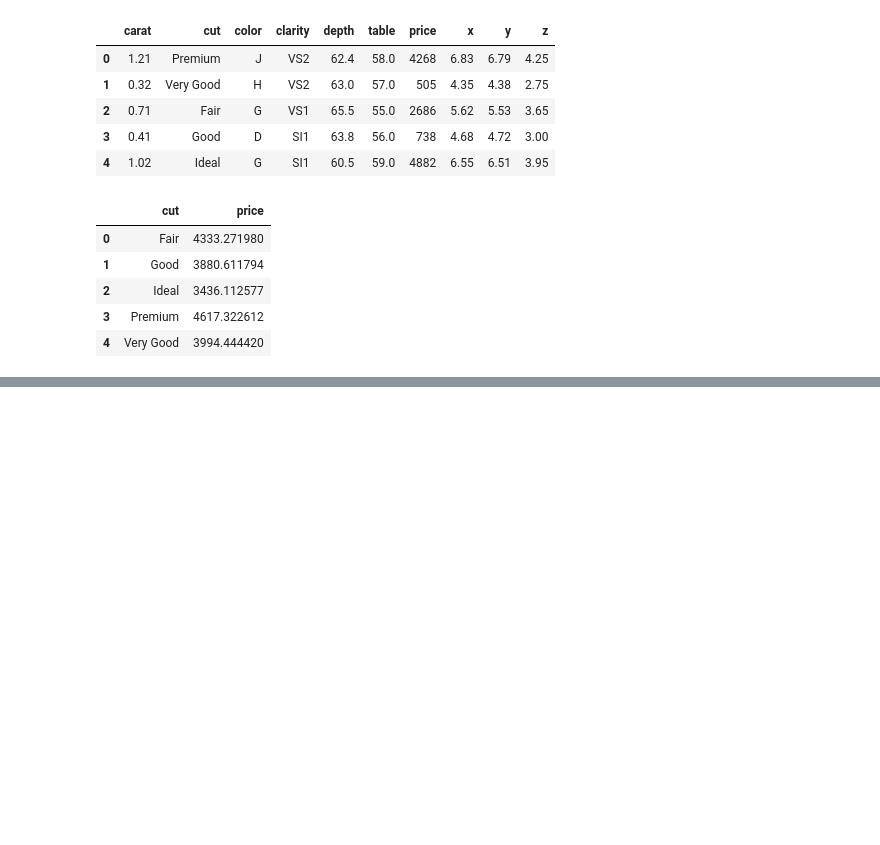
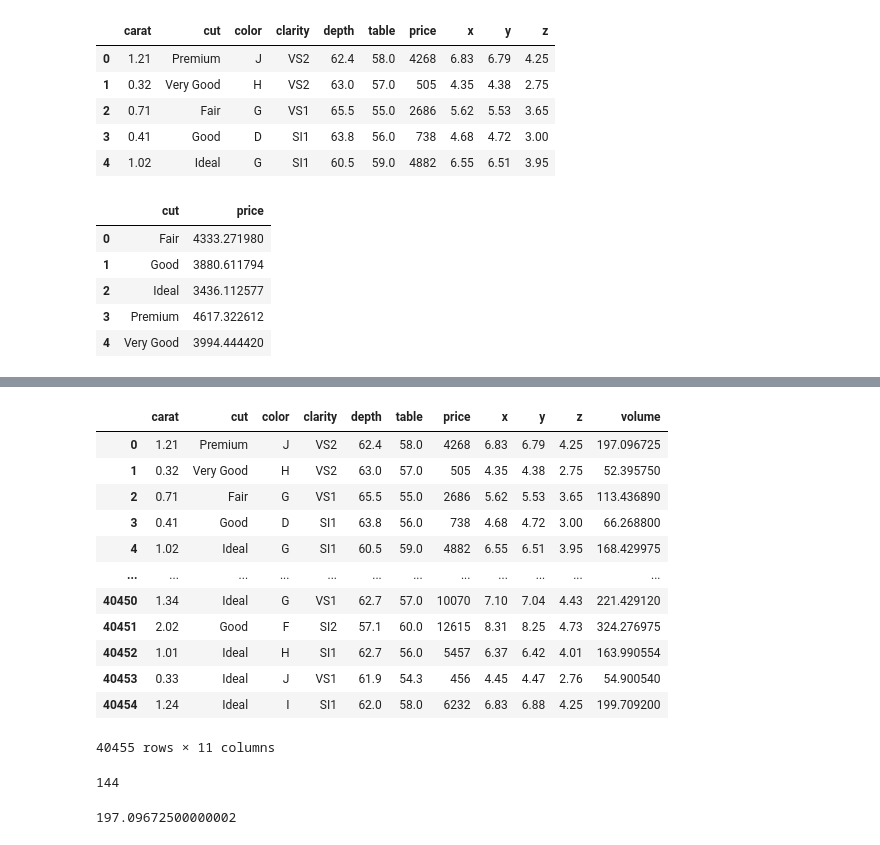
Before and after one commit to Dav3whit3/ih_datamadpt0420_project_m2, a Jupyter notebook: Pruebas.ipynb, the cells around one changed output, grey strips where cells are left out. Cells and saved outputs as stored; diff of their text form; code cells hidden in the pictures; blank space fills up the shorter version.

```diff
--- a/Pruebas.ipynb
+++ b/Pruebas.ipynb
@@ -144,0 +113,25 @@ SyntaxError: invalid syntax (<ipython-input-116-842202a0855c>, line 3)
+# %%
+df['volume'] = df['x'] * df['y'] * df['z']
+diamonds
+# %% [output]
+|  | carat | cut | color | clarity | depth | table | price | x | y | z | volume |
+| 0 | 1.21 | Premium | J | VS2 | 62.4 | 58.0 | 4268 | 6.83 | 6.79 | 4.25 | 197.096725 |
+| 1 | 0.32 | Very Good | H | VS2 | 63.0 | 57.0 | 505 | 4.35 | 4.38 | 2.75 | 52.395750 |
+| 2 | 0.71 | Fair | G | VS1 | 65.5 | 55.0 | 2686 | 5.62 | 5.53 | 3.65 | 113.436890 |
+| 3 | 0.41 | Good | D | SI1 | 63.8 | 56.0 | 738 | 4.68 | 4.72 | 3.00 | 66.268800 |
+| 4 | 1.02 | Ideal | G | SI1 | 60.5 | 59.0 | 4882 | 6.55 | 6.51 | 3.95 | 168.429975 |
+| ... | ... | ... | ... | ... | ... | ... | ... | ... | ... | ... | ... |
+| 40450 | 1.34 | Ideal | G | VS1 | 62.7 | 57.0 | 10070 | 7.10 | 7.04 | 4.43 | 221.429120 |
+| 40451 | 2.02 | Good | F | SI2 | 57.1 | 60.0 | 12615 | 8.31 | 8.25 | 4.73 | 324.276975 |
+| 40452 | 1.01 | Ideal | H | SI1 | 62.7 | 56.0 | 5457 | 6.37 | 6.42 | 4.01 | 163.990554 |
+| 40453 | 0.33 | Ideal | J | VS1 | 61.9 | 54.3 | 456 | 4.45 | 4.47 | 2.76 | 54.900540 |
+| 40454 | 1.24 | Ideal | I | SI1 | 62.0 | 58.0 | 6232 | 6.83 | 6.88 | 4.25 | 199.709200 |
+40455 rows × 11 columns
+# %%
+6*6*4
+# %% [output]
+144
+# %%
+6.83*6.79*4.25
+# %% [output]
+197.09672500000002
```
Also changed, not shown: parts of 5 cells of this notebook, 1 other file.
